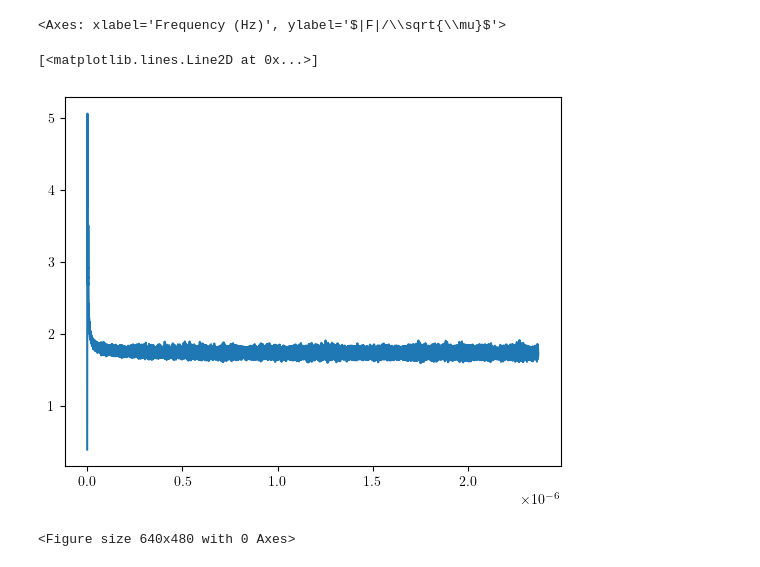
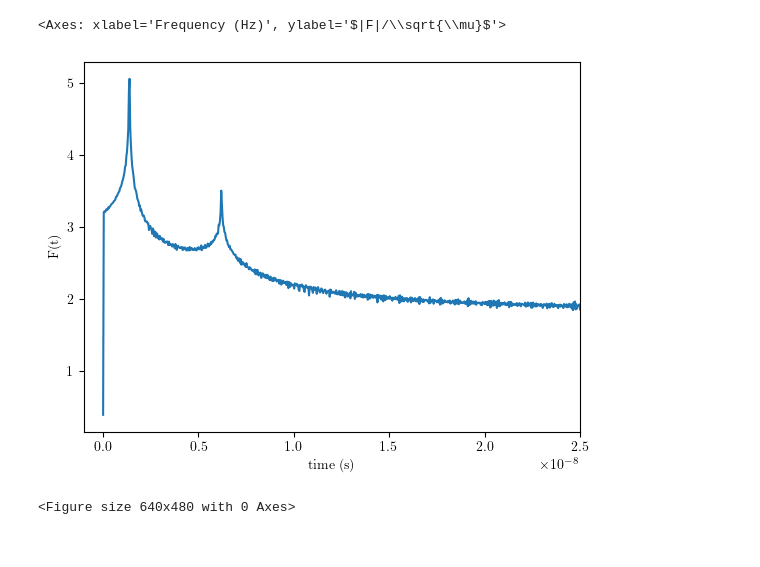
Before and after one commit to manchunyeung/wolensing, a Jupyter notebook: wolensing/success/single_mass/1m_0.4.ipynb, the cells around one changed output. Drawn from its saved outputs; the diff is of its cells as text; code cells hidden in the pictures.

```diff
--- a/wolensing/success/single_mass/1m_0.4.ipynb
+++ b/wolensing/success/single_mass/1m_0.4.ipynb
@@ -347,9 +329,12 @@ total time 10.799990000000001
 <Axes: xlabel='Frequency (Hz)', ylabel='$|F|/\\sqrt{\\mu}$'>
 # %%
 plt.plot(ts, Ft)
+plt.xlim(-0.1e-8, 0.25e-7)
+plt.xlabel('time (s)')
+plt.ylabel('F(t)')
+plt.savefig('Ft.pdf')
 # %% [output]
-[<matplotlib.lines.Line2D at 0x...>]
-[figure, old version]
+[figure, new version]
 # %%
 amplification.plot_freq(smooth=False)
 # %% [output]
```
Also changed, not shown: parts of 6 cells of this notebook, 7 other files.
